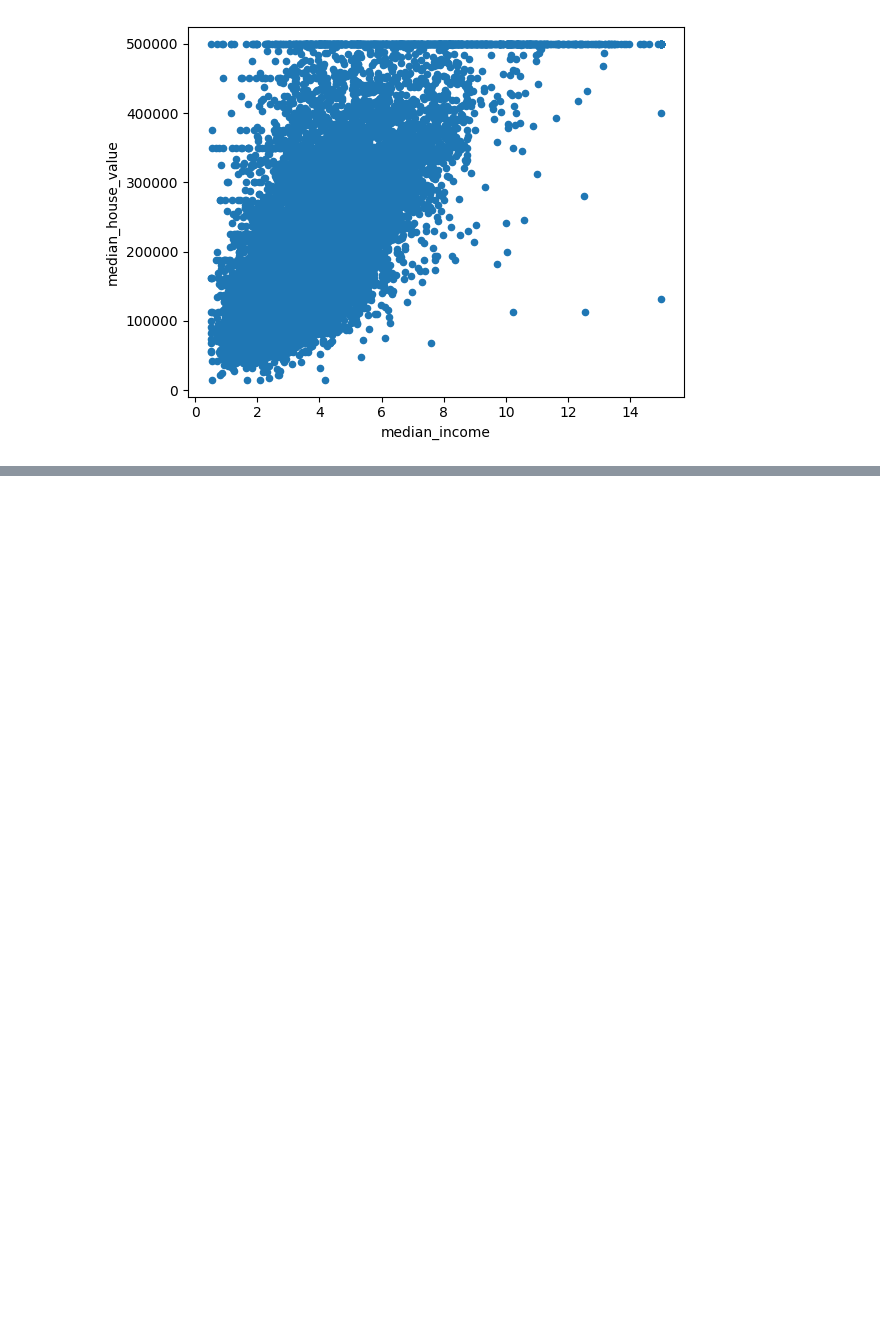
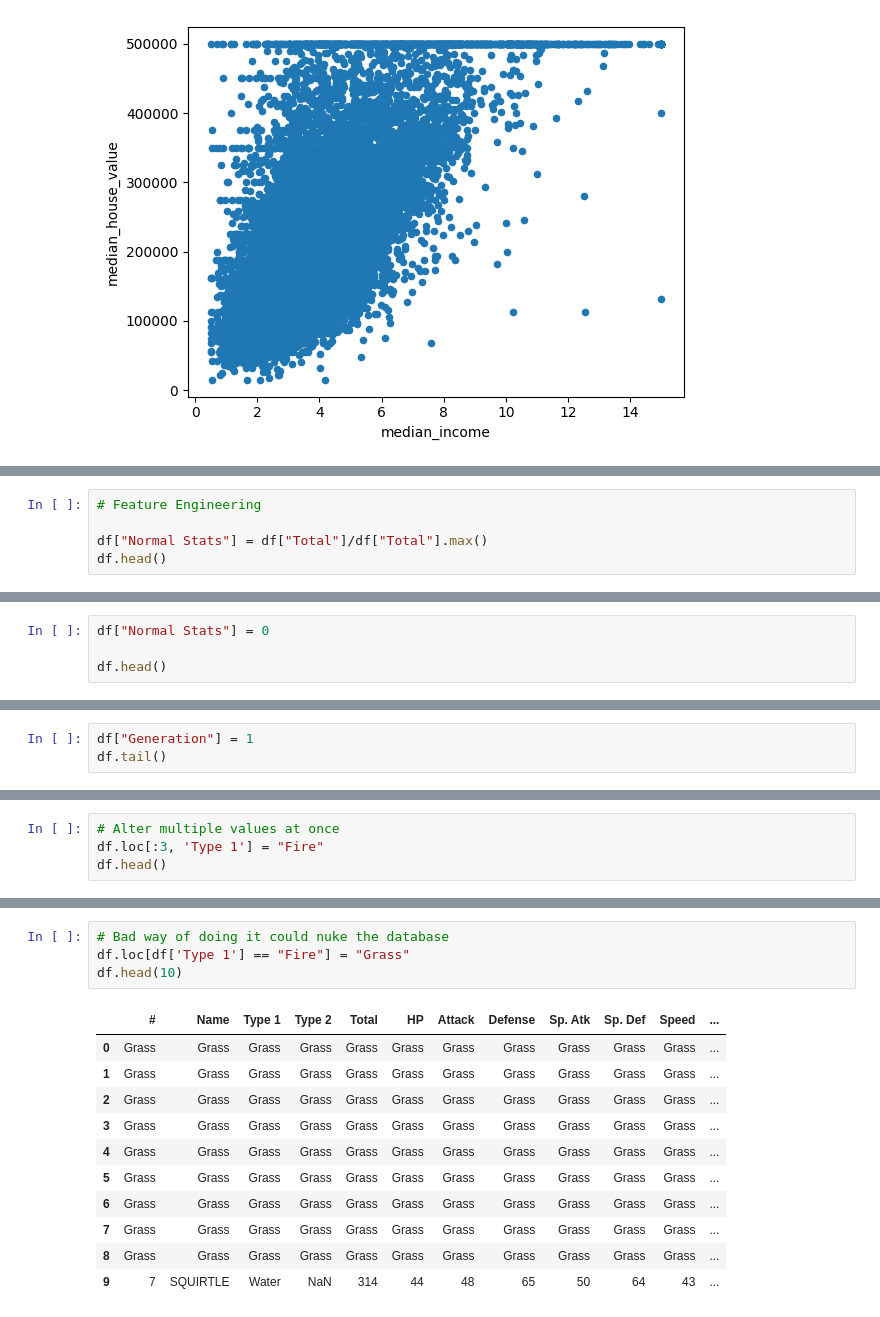
Before and after one commit to rihop6/TFBD-Riley-Repo, a Jupyter notebook: Lecture Code (my notes)/Pandas.ipynb, the cells around one changed output, grey strips where cells are left out. Saved outputs shown, nothing was run; the diff lists cells and outputs as text; blank space fills up the shorter version.

```diff
--- a/Lecture Code (my notes)/Pandas.ipynb
+++ b/Lecture Code (my notes)/Pandas.ipynb
@@ -286,0 +562,5 @@ df2.plot(kind="scatter",x="median_income",y="median_house_value")
+# %%
+# Feature Engineering
+
+df["Normal Stats"] = df["Total"]/df["Total"].max()
+df.head()
@@ -286,0 +574,4 @@ df2.plot(kind="scatter",x="median_income",y="median_house_value")
+# %%
+df["Normal Stats"] = 0
+
+df.head()
@@ -286,0 +585,3 @@ df2.plot(kind="scatter",x="median_income",y="median_house_value")
+# %%
+df["Generation"] = 1
+df.tail()
@@ -286,0 +595,4 @@ df2.plot(kind="scatter",x="median_income",y="median_house_value")
+# %%
+# Alter multiple values at once
+df.loc[:3, 'Type 1'] = "Fire"
+df.head()
@@ -286,0 +627,16 @@ df2.plot(kind="scatter",x="median_income",y="median_house_value")
+# %%
+# Bad way of doing it could nuke the database
+df.loc[df['Type 1'] == "Fire"] = "Grass"
+df.head(10)
+# %% [output]
+|  | # | Name | Type 1 | Type 2 | Total | HP | Attack | Defense | Sp. Atk | Sp. Def | Speed | ... |
+| 0 | Grass | Grass | Grass | Grass | Grass | Grass | Grass | Grass | Grass | Grass | Grass | ... |
+| 1 | Grass | Grass | Grass | Grass | Grass | Grass | Grass | Grass | Grass | Grass | Grass | ... |
+| 2 | Grass | Grass | Grass | Grass | Grass | Grass | Grass | Grass | Grass | Grass | Grass | ... |
+| 3 | Grass | Grass | Grass | Grass | Grass | Grass | Grass | Grass | Grass | Grass | Grass | ... |
+| 4 | Grass | Grass | Grass | Grass | Grass | Grass | Grass | Grass | Grass | Grass | Grass | ... |
+| 5 | Grass | Grass | Grass | Grass | Grass | Grass | Grass | Grass | Grass | Grass | Grass | ... |
+| 6 | Grass | Grass | Grass | Grass | Grass | Grass | Grass | Grass | Grass | Grass | Grass | ... |
+| 7 | Grass | Grass | Grass | Grass | Grass | Grass | Grass | Grass | Grass | Grass | Grass | ... |
+| 8 | Grass | Grass | Grass | Grass | Grass | Grass | Grass | Grass | Grass | Grass | Grass | ... |
+| 9 | 7 | SQUIRTLE | Water | NaN | 314 | 44 | 48 | 65 | 50 | 64 | 43 | ... |
```
Also changed, not shown: parts of 46 cells of this notebook, 2 other files.
